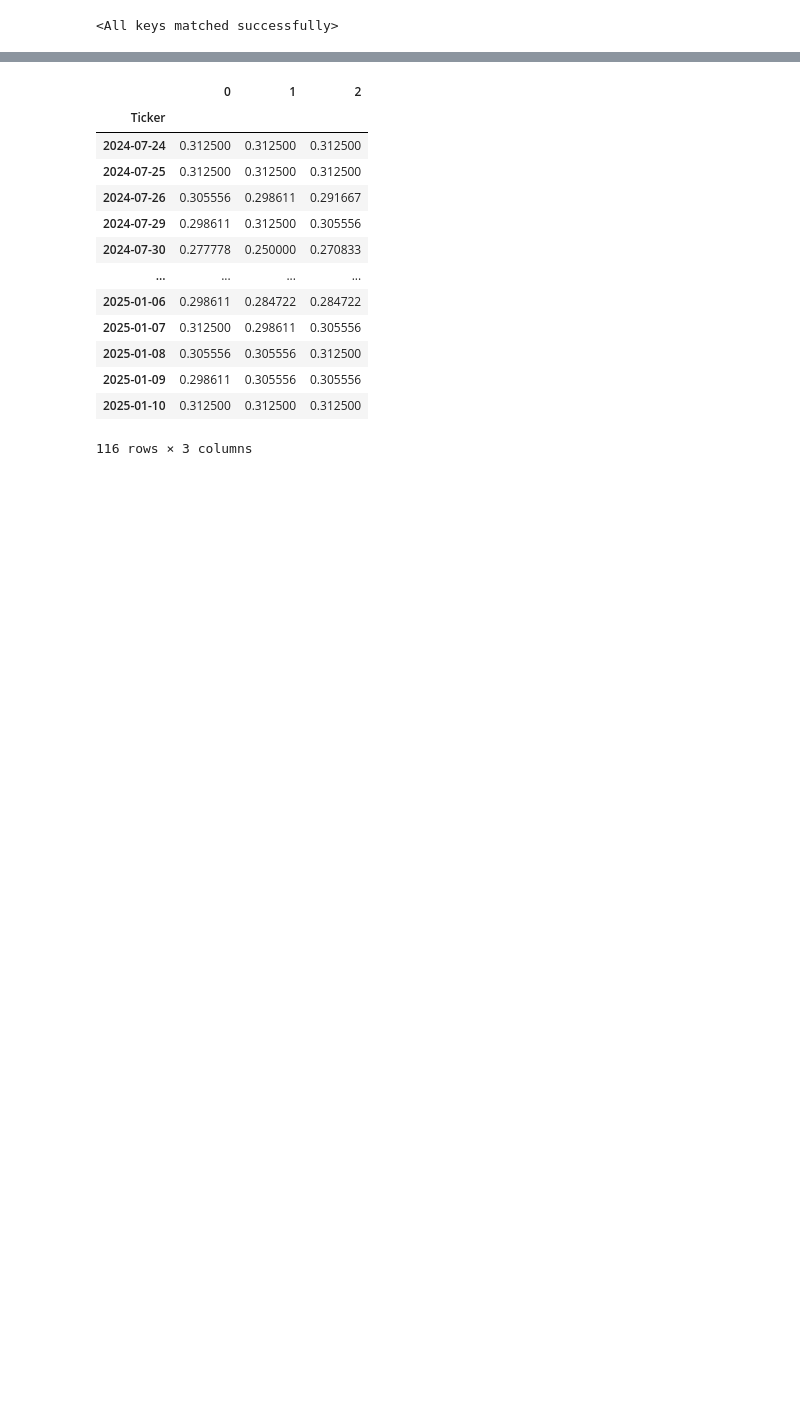
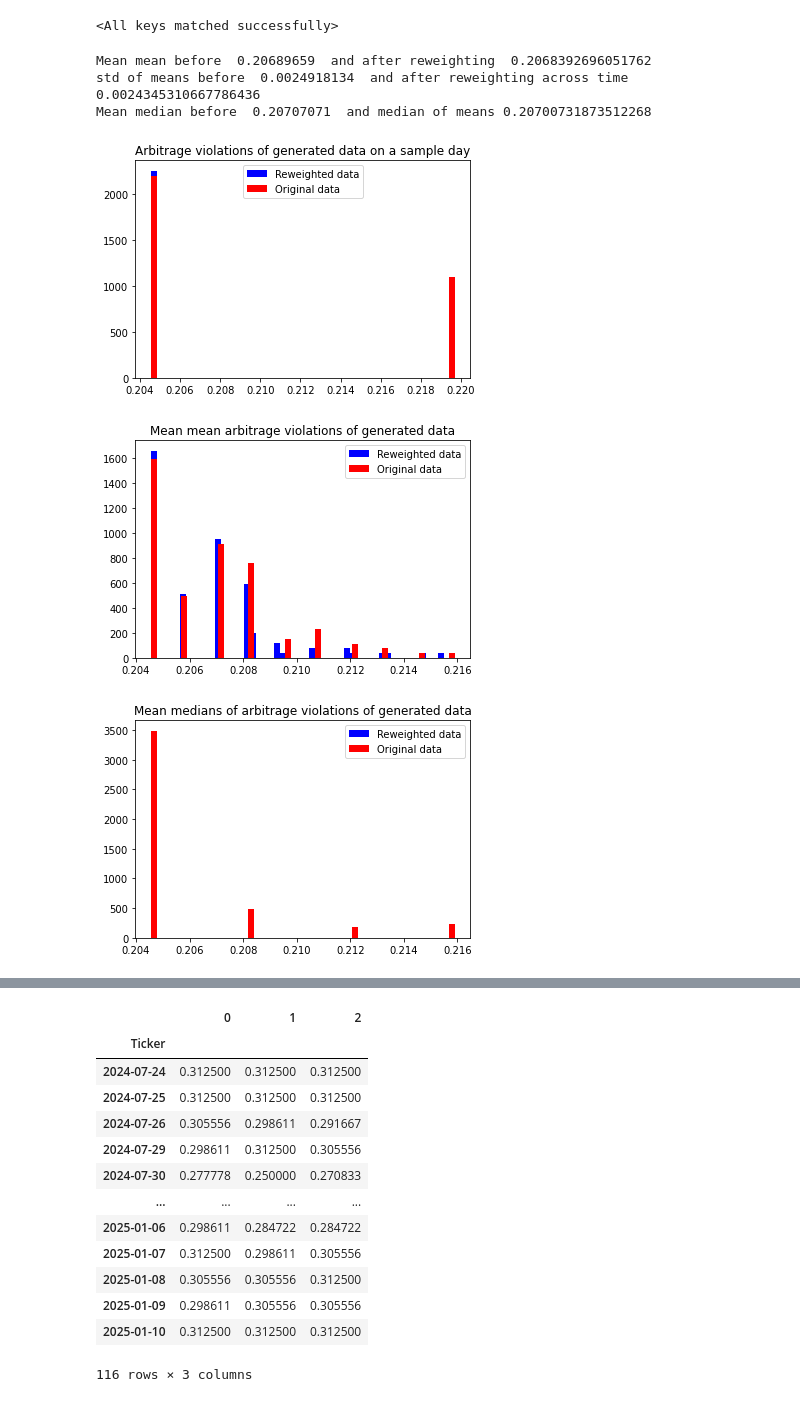
Before and after one commit to ekopen/VolGAN, a Jupyter notebook: reweighting_main.ipynb, the cells around one changed output, grey strips where cells are left out. Drawn from its saved outputs; the diff is of its cells as text; code cells hidden in the pictures; blank space fills up the shorter version.

```diff
--- a/reweighting_main.ipynb
+++ b/reweighting_main.ipynb
@@ -74,0 +75,27 @@ from Prices import arbitrage
+# %%
+from pen_torch import arbitrage_penalty_batch
+yield_curve = pd.read_excel("data/usd_sofr_curve_full.xlsx")
+forward_swap_df = pd.read_excel("data/forward_sofr_swap_full_NEW.xlsx")
+tm_df = pd.read_excel("data/forward_sofr_swap_full_NEW.xlsx")
+# %%
+def get_all_ns_inputs_from_df(yield_curve_df):
+    df = yield_curve_df.set_index("TENOR")
+    outputs = {}
+    for date, row in df.iloc[1:].iterrows():
+        times = []
+        rates = []
+        for col in row.index:
+            val = col[:-1]
+            unit = col[-1]
+            if unit == "M":
+                t = float(val) / 12
+            else:
+                t = float(val)
+            times.append(t)
+            rates.append(row[col] / 100)
+        times_t = torch.tensor(times, dtype=torch.float)
+        rates_t = torch.tensor(rates, dtype=torch.float)
+        outputs[date] = (times_t, rates_t)
+    return outputs
+
+yields = get_all_ns_inputs_from_df(yield_curve)
@@ -74,0 +182,15 @@ from Prices import arbitrage
+# %%
+arb_penalties_np = arb_penalties_tensor.cpu().numpy().T
+df_arb = pd.DataFrame(arb_penalties_np, index=dates_t[-n_test:], columns=[str(i) for i in range(arb_penalties_np.shape[1])])
+
+from reweighting import reweighting_stats
+stats = reweighting_stats(df_arb.to_numpy(), 5)
+
+stats
+# %% [output]
+Mean mean before  0.20689659  and after reweighting  0.2068392696051762
+std of means before  0.0024918134  and after reweighting across time  0.0024345310667786436
+Mean median before  0.20707071  and median of means 0.20700731873512268
+[figure, added]
+[figure, added]
+[figure, added]
```
Also changed, not shown: parts of 7 cells of this notebook.
